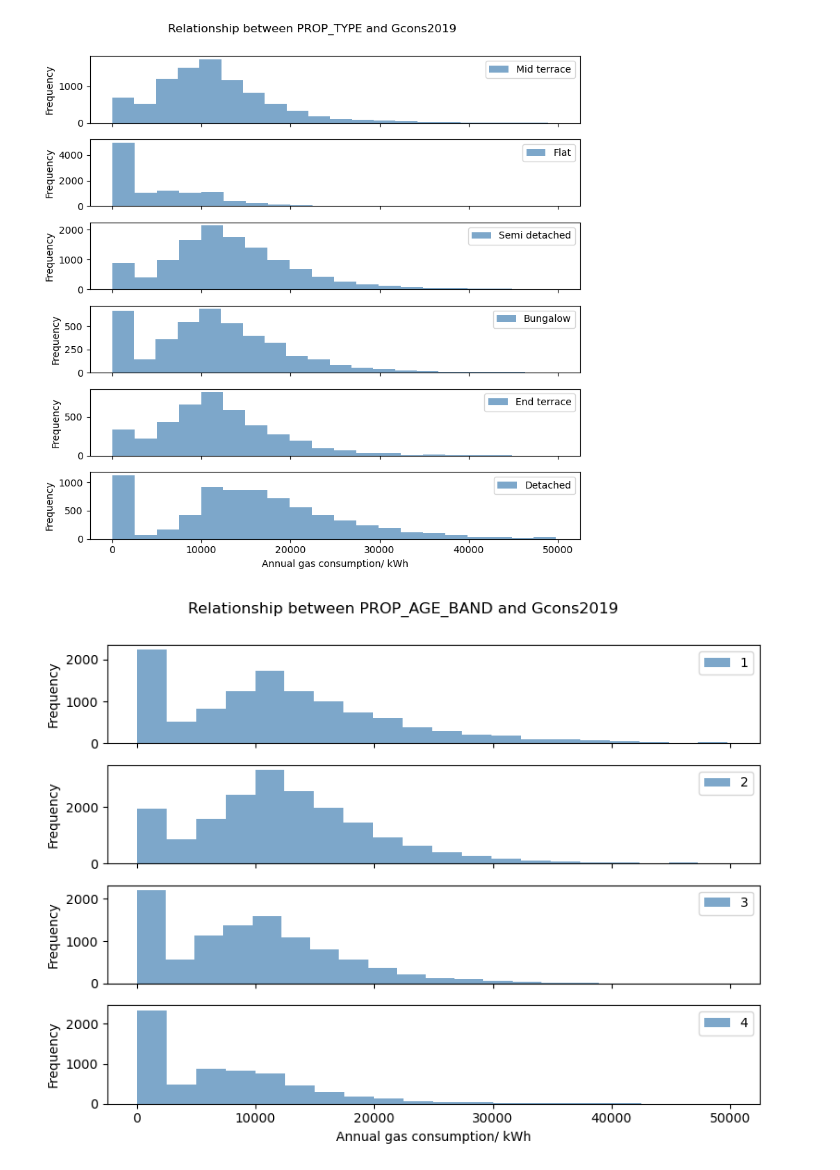
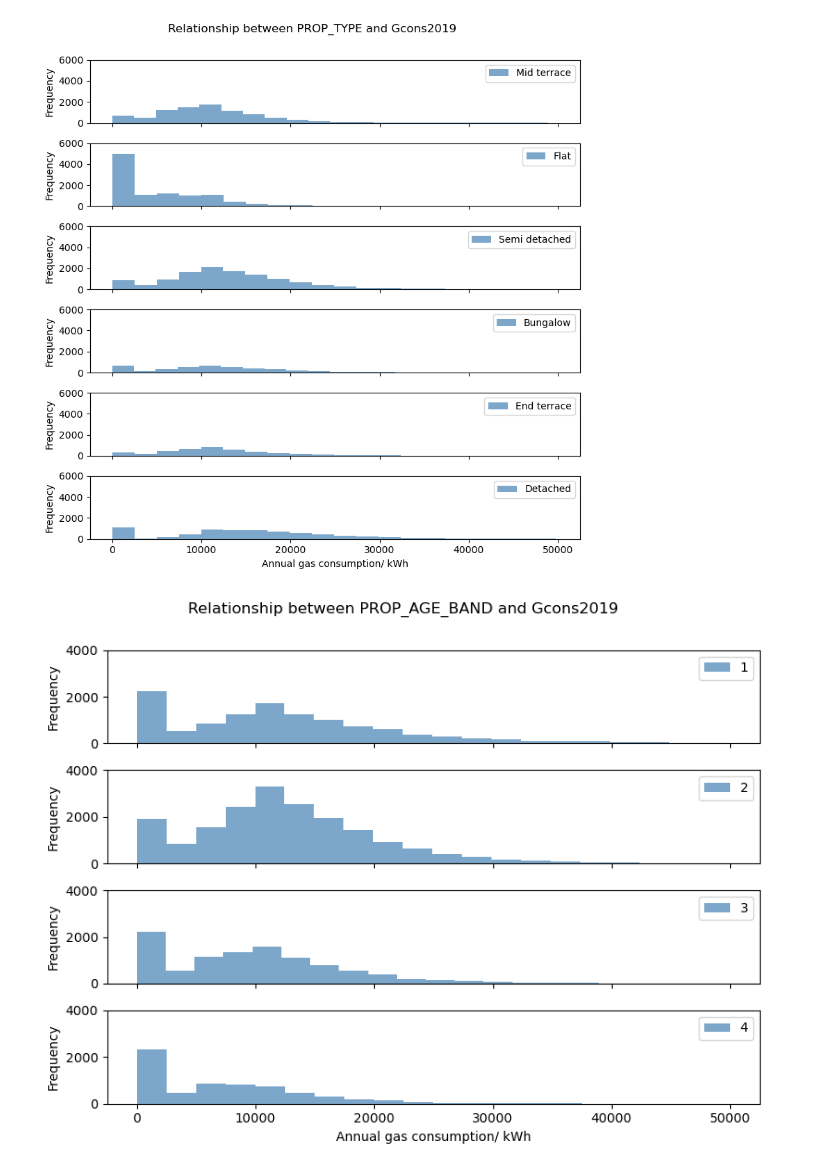
Before and after one commit to gordenleee/QM_Group_Work, a Jupyter notebook: Appropriate plots to illustrate the relationship between key fields/gcons relationship.ipynb, the cells around one changed output. Saved outputs shown, nothing was run; the diff lists cells and outputs as text; code cells hidden in the pictures.

```diff
--- a/Appropriate plots to illustrate the relationship between key fields/gcons relationship.ipynb
+++ b/Appropriate plots to illustrate the relationship between key fields/gcons relationship.ipynb
@@ -7,29 +7,32 @@ data = pd.read_csv("./processed_data.csv")
 # %%
 #PROP_TYPE
 
 # select PROP_TYPE
 prop_types = data['PROP_TYPE'].unique()
 
 # sreate plot
 fig, axes = plt.subplots(nrows=len(prop_types), ncols=1, figsize=(8, 8), sharex=True)
 
 # histograms
 for prop_type, ax in zip(prop_types, axes):
     subset = data[data['PROP_TYPE'] == prop_type]
     subset['Gcons2019'].plot(kind='hist', bins=20, color='steelblue', alpha=0.7, ax=ax, label=prop_type)
 
+    # Set y-axis range for each subplot
+    ax.set_ylim(0, 6000)
+
     ax.legend()  # add legends for the small figures
 
 # set the title and axis labels
 plt.suptitle("Relationship between PROP_TYPE and Gcons2019", y=1)
 plt.xlabel("Annual gas consumption/ kWh")
 plt.ylabel("Frequency")
 
 # adjust the layout
 plt.tight_layout()
 plt.show()
 # %% [output]
-[figure, old version]
+[figure, new version]
 # %%
 # select PROP_AGE_BAND
 prop_age_bands = data['PROP_AGE_BAND'].unique()
@@ -45,6 +48,9 @@ for prop_age_band, ax in zip(prop_age_bands, axes):
     subset = data[data['PROP_AGE_BAND'] == prop_age_band]
     subset['Gcons2019'].plot(kind='hist', bins=20, color='steelblue', alpha=0.7, ax=ax, label=prop_age_band)
 
+    # Set y-axis range for each subplot
+    ax.set_ylim(0, 4000)
+
     ax.legend()  # add legends for the small figures
 
 # set the title and axis labels
@@ -56,7 +62,7 @@ plt.ylabel("Frequency")
 plt.tight_layout()
 plt.show()
 # %% [output]
-[figure, old version]
+[figure, new version]
 # %%
 # select FLOOR_AREA_BAND
 floor_area_bands = data['FLOOR_AREA_BAND'].unique()
```
Also changed, not shown: parts of 16 cells of this notebook.
